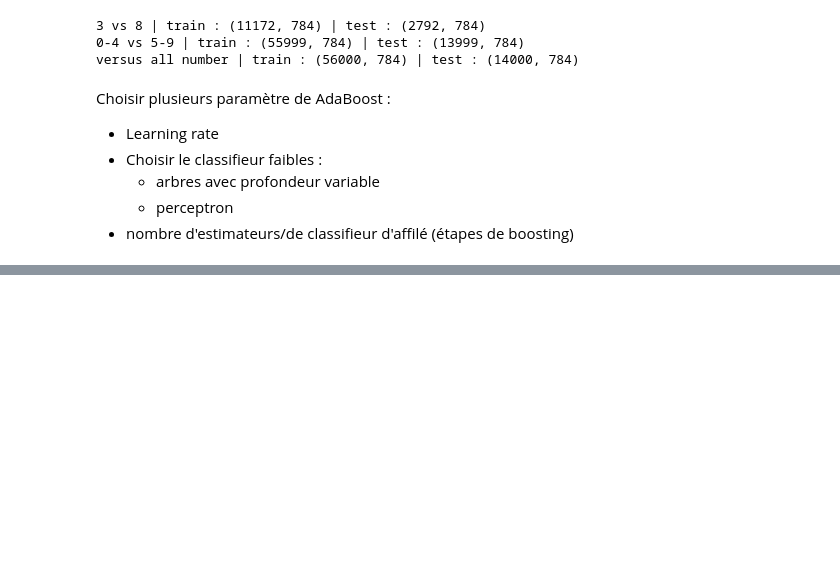
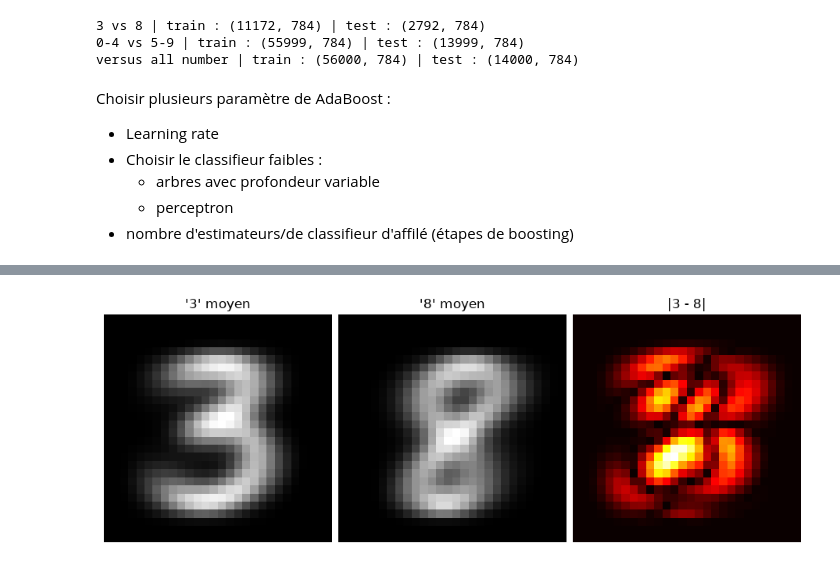
Before and after one commit to tbessadet/Projet_Collab_Sabine, a Jupyter notebook: DM_2_AC/DM_theo.ipynb, the cells around one changed output, grey strips where cells are left out. Drawn from its saved outputs; the diff is of its cells as text; code cells hidden in the pictures; blank space fills up the shorter version.

```diff
--- a/DM_2_AC/DM_theo.ipynb
+++ b/DM_2_AC/DM_theo.ipynb
@@ -145,0 +216,11 @@ afficher_acc(VERSUS, preds)
+# %%
+# Pour comparer : image moyenne des 3 et des 8, et leur différence
+Xa, Xb, ya, yb = VERSUS['3 vs 8']
+m3, m8 = Xa[ya == 0].mean(axis=0).reshape(28, 28), Xa[ya == 1].mean(axis=0).reshape(28, 28)
+fig, axes = plt.subplots(1, 3, figsize=(9, 3.5), constrained_layout=True)
+for ax, img, t, c in zip(axes, [m3, m8, np.abs(m3 - m8)], ["'3' moyen", "'8' moyen", "|3 - 8|"], ["gray", "gray", "hot"]):
+    ax.imshow(img, cmap=c); ax.set_title(t); ax.axis("off")
+sauvegarder(fig, "moyenne_3_8_et_difference")
+plt.show()
+# %% [output]
+[figure, added]
```
Also changed, not shown: parts of 19 cells of this notebook, 20 other files.
